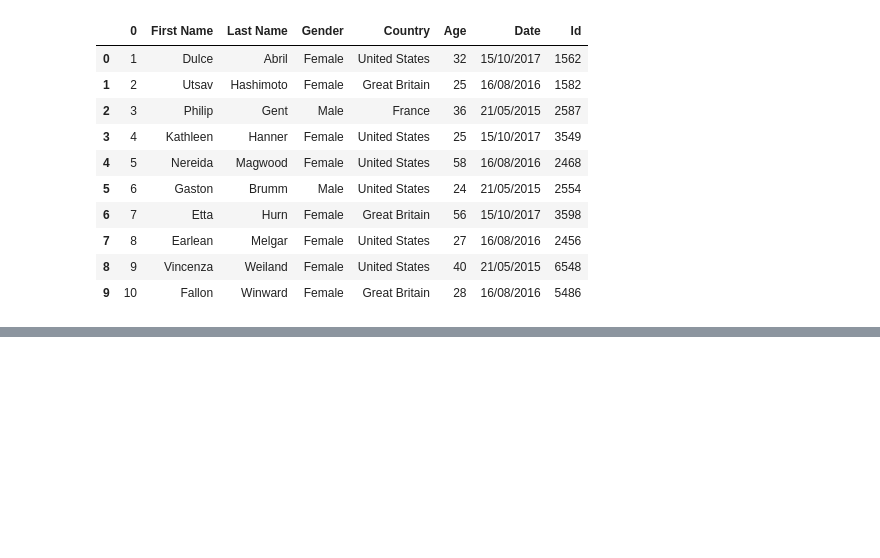
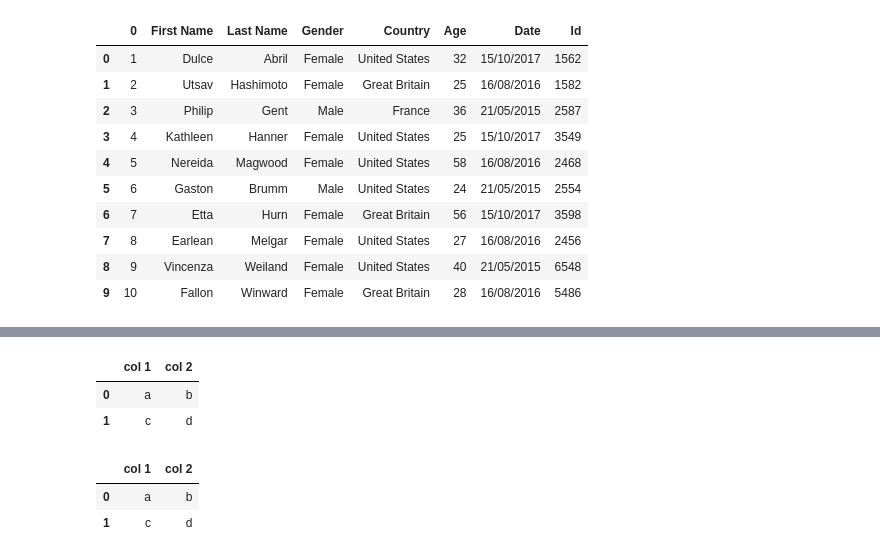
Before and after one commit to utsaverma2001-crypto/Machine-Learning, a Jupyter notebook: Python-for-Data-Visualization/Pandas.ipynb, the cells around one changed output, grey strips where cells are left out. Saved outputs shown, nothing was run; the diff lists cells and outputs as text; code cells hidden in the pictures; blank space fills up the shorter version.

```diff
--- a/Python-for-Data-Visualization/Pandas.ipynb
+++ b/Python-for-Data-Visualization/Pandas.ipynb
@@ -571,0 +586,10 @@ df3.head(10)
+# %%
+json_string='[{"col 1":"a","col 2":"b"},{"col 1":"c","col 2":"d"}]'
+# %%
+df5=pd.read_json(json_string)
+# %%
+df5
+# %% [output]
+|  | col 1 | col 2 |
+| 0 | a | b |
+| 1 | c | d |
@@ -571,0 +598,6 @@ df3.head(10)
+# %%
+df5
+# %% [output]
+|  | col 1 | col 2 |
+| 0 | a | b |
+| 1 | c | d |
```
Also changed, not shown: parts of 4 cells of this notebook.
